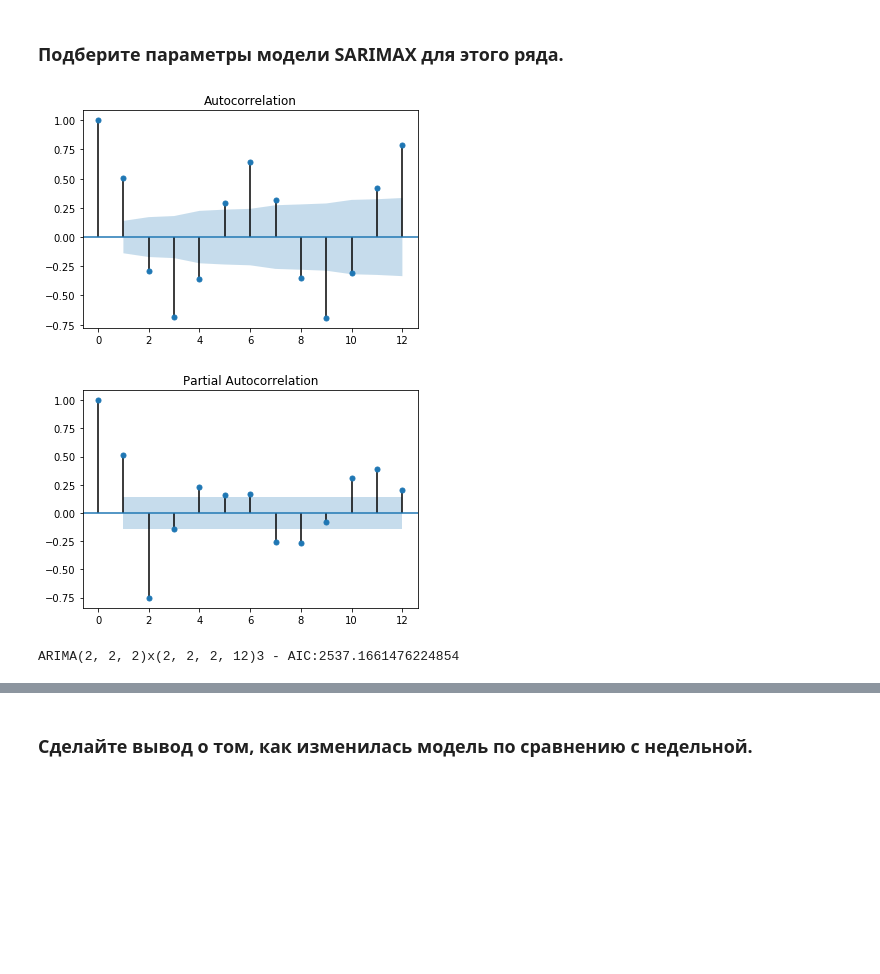
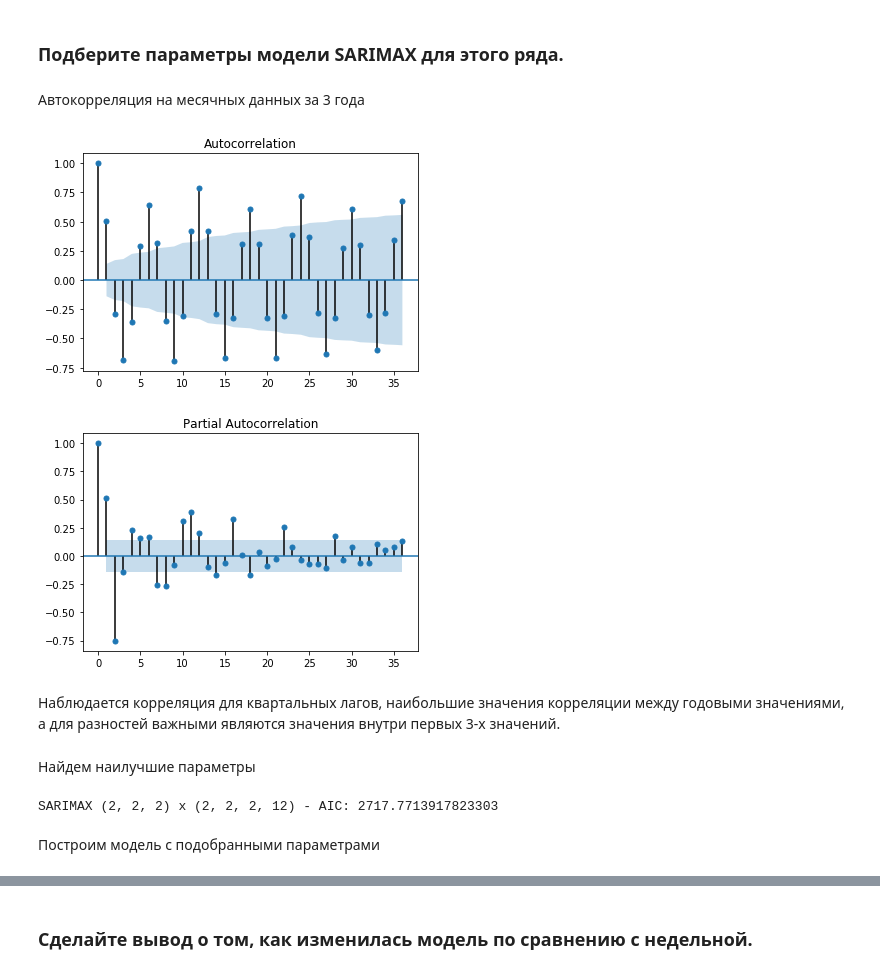
Before and after one commit to annulet/ML, a Jupyter notebook: hw_3_time_series.ipynb, the cells around one changed output, grey strips where cells are left out. Cells and saved outputs as stored; diff of their text form; code cells hidden in the pictures; blank space fills up the shorter version.

```diff
--- a/hw_3_time_series.ipynb
+++ b/hw_3_time_series.ipynb
@@ -48,14 +48,20 @@ plt.ylabel ('МВт');
 [figure]
 # %% [markdown]
 ### Подберите параметры модели SARIMAX для этого ряда.
+# %% [markdown]
+Автокорреляция на месячных данных за 3 года
 # %%
-sm.graphics.tsa.plot_acf(data_m['PJME_MW'].values, lags=12)
+sm.graphics.tsa.plot_acf(data_m['PJME_MW'].values, lags=12*3)
 plt.show()
-sm.graphics.tsa.plot_pacf(data_m['PJME_MW'].values, lags=12)
+sm.graphics.tsa.plot_pacf(data_m['PJME_MW'].values, lags=12*3)
 plt.show()
 # %% [output]
-[figure, old version]
+[figure, new version]
-[figure, old version]
+[figure, new version]
+# %% [markdown]
+Наблюдается корреляция для квартальных лагов, наибольшие значения корреляции между годовыми значениями, а для разностей важными являются значения внутри первых 3-х значений.
+# %% [markdown]
+Найдем наилучшие параметры
 # %%
 # Определим p, d и q в диапазоне 0-3
 p = d = q = range(0, 3)
@@ -65,25 +71,25 @@ pdq = list(itertools.product(p, d, q))
 
 # зададим сезонность p, q и q
 seasonal_pdq = [(x[0], x[1], x[2], 12) for x in list(itertools.product(p, d, q))]
+
+for param in pdq:
+    for param_seasonal in seasonal_pdq:
+        try:
+            mod = sm.tsa.statespace.SARIMAX(data_m['PJME_MW'].values,
+                                    order=param,
+                                    seasonal_order=param_seasonal ,
+                                    enforce_stationarity=False,
+                                    enforce_invertibility=False)
+            aic_ = 10000
+            param_ = None
+            param_seasonal_ = None
+            results = mod.fit()
+            if results.aic < aic_:
+                aic_ = results.aic
+                param_ = param
+                param_seasonal_ = param_seasonal
+        except:
+            continue
+print('SARIMAX {} x {} - AIC: {}'.format(param_, param_seasonal_, aic_))
+# %% [output]
+SARIMAX (2, 2, 2) x (2, 2, 2, 12) - AIC: 2717.7713917823303
-# %%
-for param in pdq:
-    for param_seasonal in seasonal_pdq:
-        try:
-            mod = sm.tsa.statespace.SARIMAX(data_m['PJME_MW'].values[:-12],
-                                    order=param,
-                                    seasonal_order=param_seasonal ,
-                                    enforce_stationarity=False,
-                                    enforce_invertibility=False)
-            aic_ = 10000
-            param_ = None
-            param_seasonal_ = None
-            results = mod.fit()
-            if results.aic < aic_:
-                aic_ = results.aic
-                param_ = param
-                param_seasonal_ = param_seasonal
-        except:
-            continue
-print('ARIMA{}x{}3 - AIC:{}'.format(param_, param_seasonal_, aic_))
-# %% [output]
-ARIMA(2, 2, 2)x(2, 2, 2, 12)3 - AIC:2537.1661476224854
@@ -103 +96,3 @@ seasonal_pdq = [ps, ds, qs, 12]
+# %% [markdown]
+Построим модель с подобранными параметрами
 # %%
```
Also changed, not shown: parts of 5 cells of this notebook.
